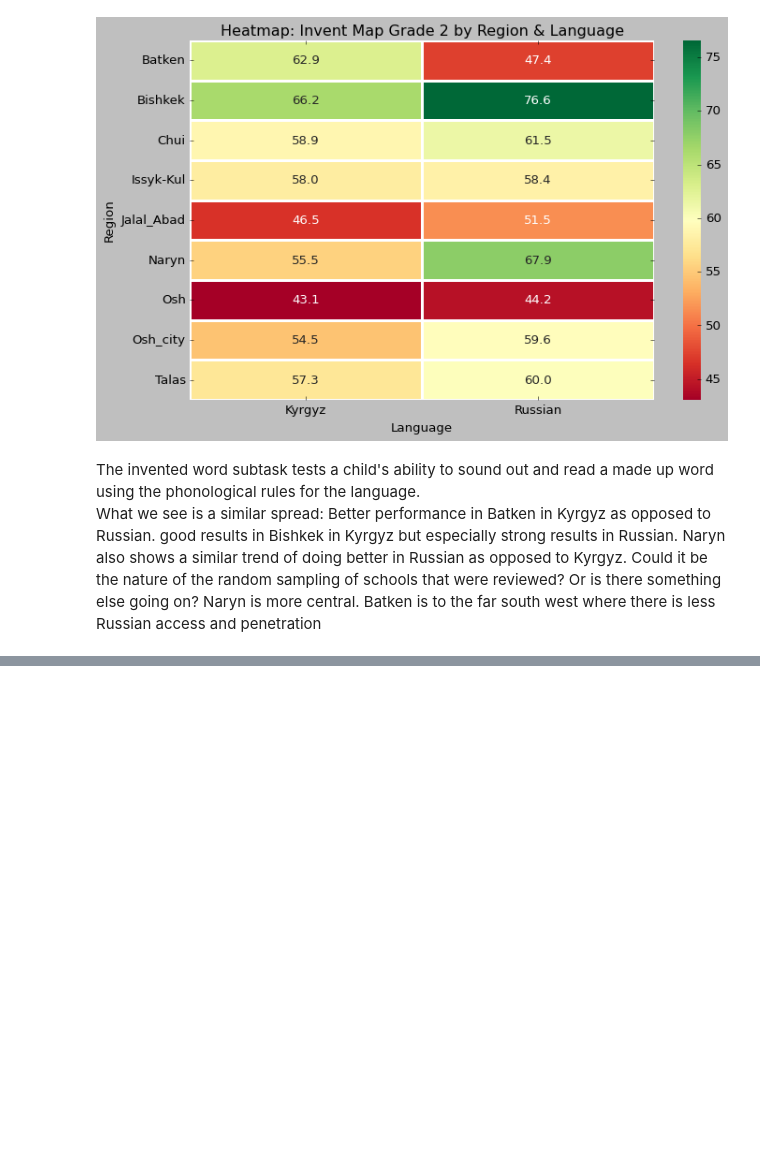
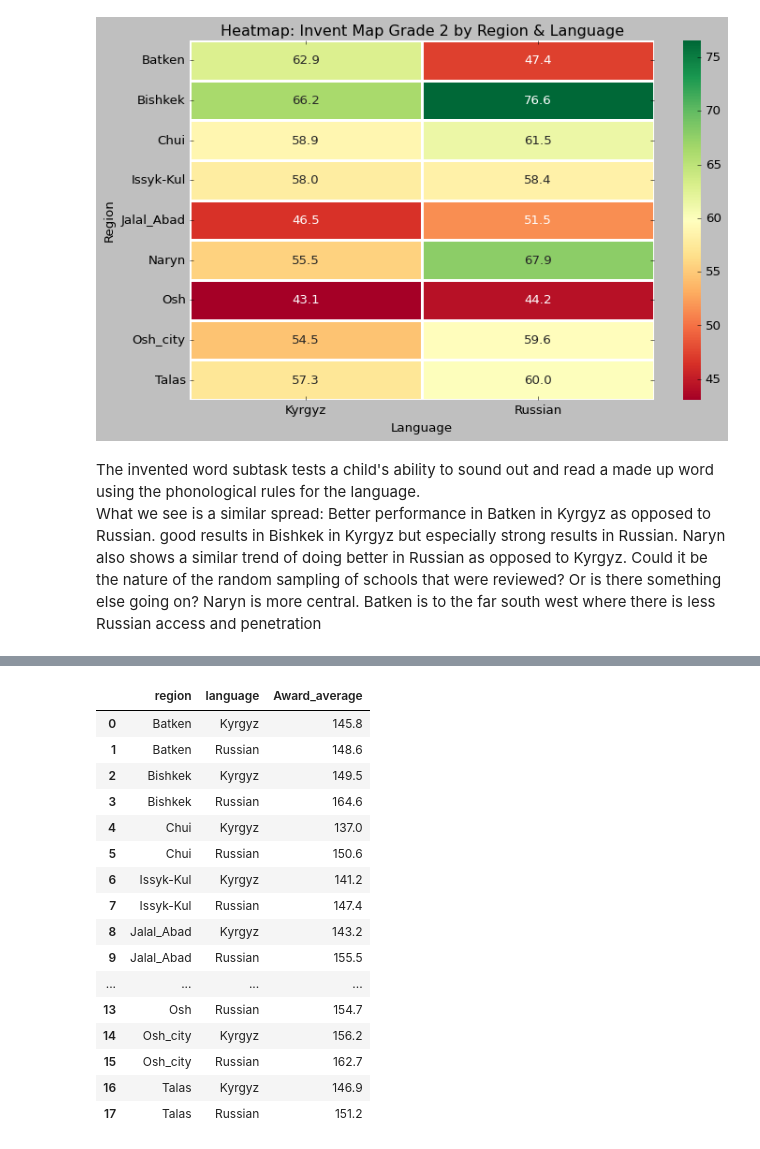
Before and after one commit to Jonchyk/Vis, a Jupyter notebook: PS2_vis_.ipynb, the cells around one changed output, grey strips where cells are left out. Drawn from its saved outputs; the diff is of its cells as text; code cells hidden in the pictures; blank space fills up the shorter version.

```diff
--- a/PS2_vis_.ipynb
+++ b/PS2_vis_.ipynb
@@ -1034,0 +1053,21 @@ Naryn also shows a similar trend of doing better in Russian as opposed to Kyrgyz
+# %%
+nstdata = ps3.groupby(['region', 'language']).agg({'Award_average': 'mean'}).reset_index()
+nstdata
+# %% [output]
+|  | region | language | Award_average |
+| 0 | Batken | Kyrgyz | 145.8 |
+| 1 | Batken | Russian | 148.6 |
+| 2 | Bishkek | Kyrgyz | 149.5 |
+| 3 | Bishkek | Russian | 164.6 |
+| 4 | Chui | Kyrgyz | 137.0 |
+| 5 | Chui | Russian | 150.6 |
+| 6 | Issyk-Kul | Kyrgyz | 141.2 |
+| 7 | Issyk-Kul | Russian | 147.4 |
+| 8 | Jalal_Abad | Kyrgyz | 143.2 |
+| 9 | Jalal_Abad | Russian | 155.5 |
+| ... | ... | ... | ... |
+| 13 | Osh | Russian | 154.7 |
+| 14 | Osh_city | Kyrgyz | 156.2 |
+| 15 | Osh_city | Russian | 162.7 |
+| 16 | Talas | Kyrgyz | 146.9 |
+| 17 | Talas | Russian | 151.2 |
```
Also changed, not shown: parts of 16 cells of this notebook.
